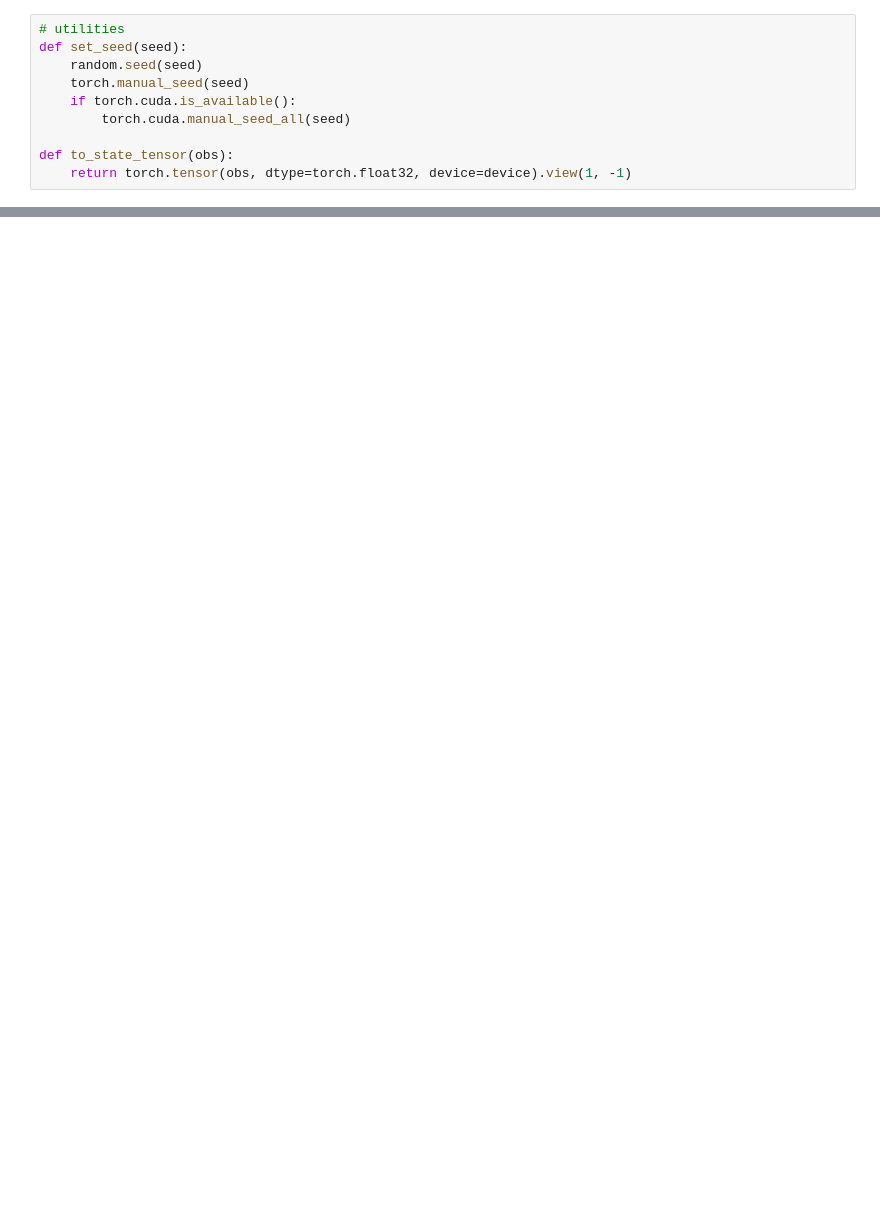
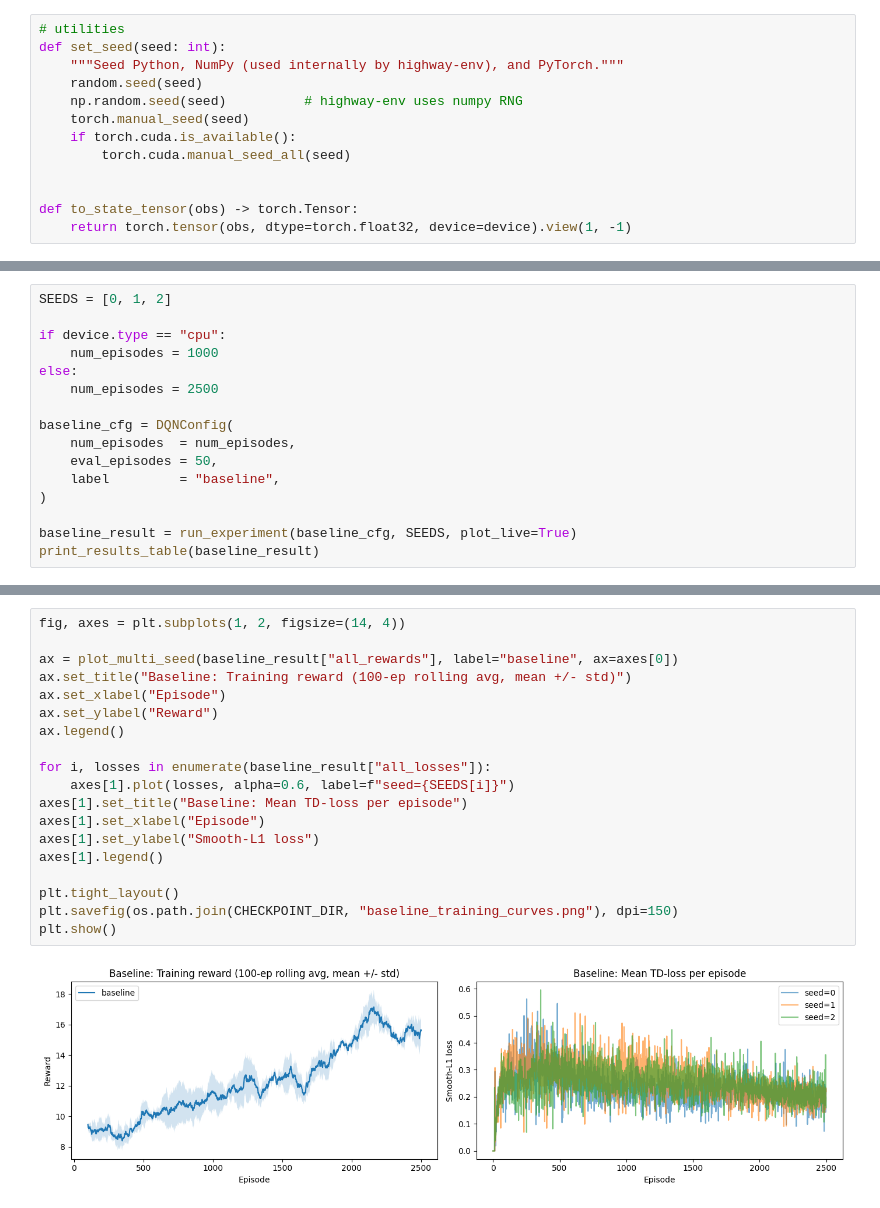
Before and after one commit to Wstoloah/RL-project, a Jupyter notebook: main.ipynb, the cells around one changed output, grey strips where cells are left out. Cells and saved outputs as stored; diff of their text form; blank space fills up the shorter version.

Commit message:
DQN training and gamma sweep experiment

```diff
--- a/main.ipynb
+++ b/main.ipynb
@@ -112,12 +139,15 @@ class Net(nn.Module):
 # %%
 # utilities
-def set_seed(seed):
+def set_seed(seed: int):
+    """Seed Python, NumPy (used internally by highway-env), and PyTorch."""
     random.seed(seed)
+    np.random.seed(seed)          # highway-env uses numpy RNG
     torch.manual_seed(seed)
     if torch.cuda.is_available():
         torch.cuda.manual_seed_all(seed)
 
-def to_state_tensor(obs):
+
+def to_state_tensor(obs) -> torch.Tensor:
     return torch.tensor(obs, dtype=torch.float32, device=device).view(1, -1)
 # %%
 # checkpoint utilities
@@ -407,0 +628,16 @@ for row in results:
+# %%
+SEEDS = [0, 1, 2]
+
+if device.type == "cpu":
+    num_episodes = 1000
+else:
+    num_episodes = 2500
+
+baseline_cfg = DQNConfig(
+    num_episodes  = num_episodes,
+    eval_episodes = 50,
+    label         = "baseline",
+)
+
+baseline_result = run_experiment(baseline_cfg, SEEDS, plot_live=True)
+print_results_table(baseline_result)
@@ -407,0 +657,21 @@ for row in results:
+# %%
+fig, axes = plt.subplots(1, 2, figsize=(14, 4))
+
+ax = plot_multi_seed(baseline_result["all_rewards"], label="baseline", ax=axes[0])
+ax.set_title("Baseline: Training reward (100-ep rolling avg, mean +/- std)")
+ax.set_xlabel("Episode")
+ax.set_ylabel("Reward")
+ax.legend()
+
+for i, losses in enumerate(baseline_result["all_losses"]):
+    axes[1].plot(losses, alpha=0.6, label=f"seed={SEEDS[i]}")
+axes[1].set_title("Baseline: Mean TD-loss per episode")
+axes[1].set_xlabel("Episode")
+axes[1].set_ylabel("Smooth-L1 loss")
+axes[1].legend()
+
+plt.tight_layout()
+plt.savefig(os.path.join(CHECKPOINT_DIR, "baseline_training_curves.png"), dpi=150)
+plt.show()
+# %% [output]
+[figure, added]
```
Also changed, not shown: parts of 36 cells of this notebook.
